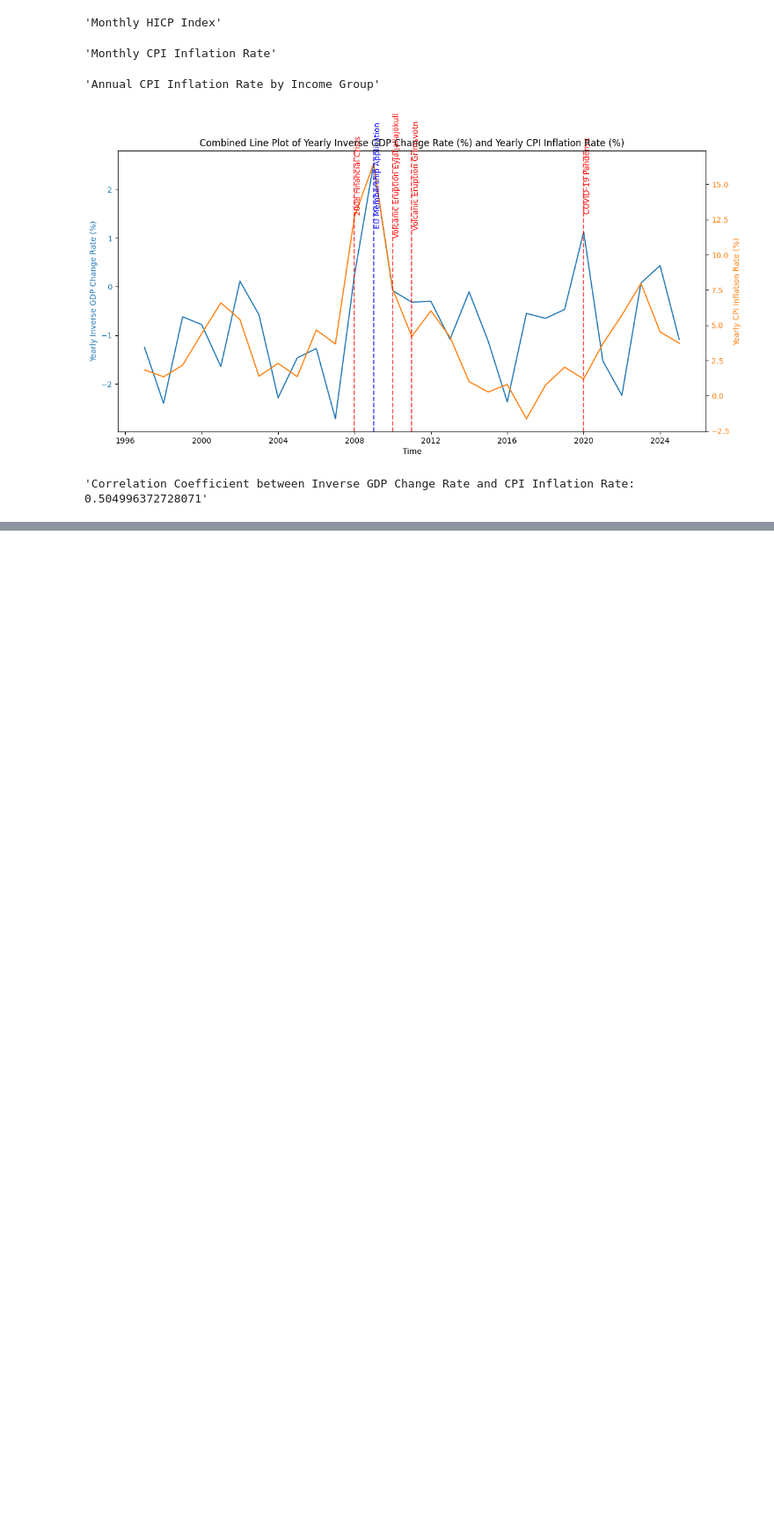
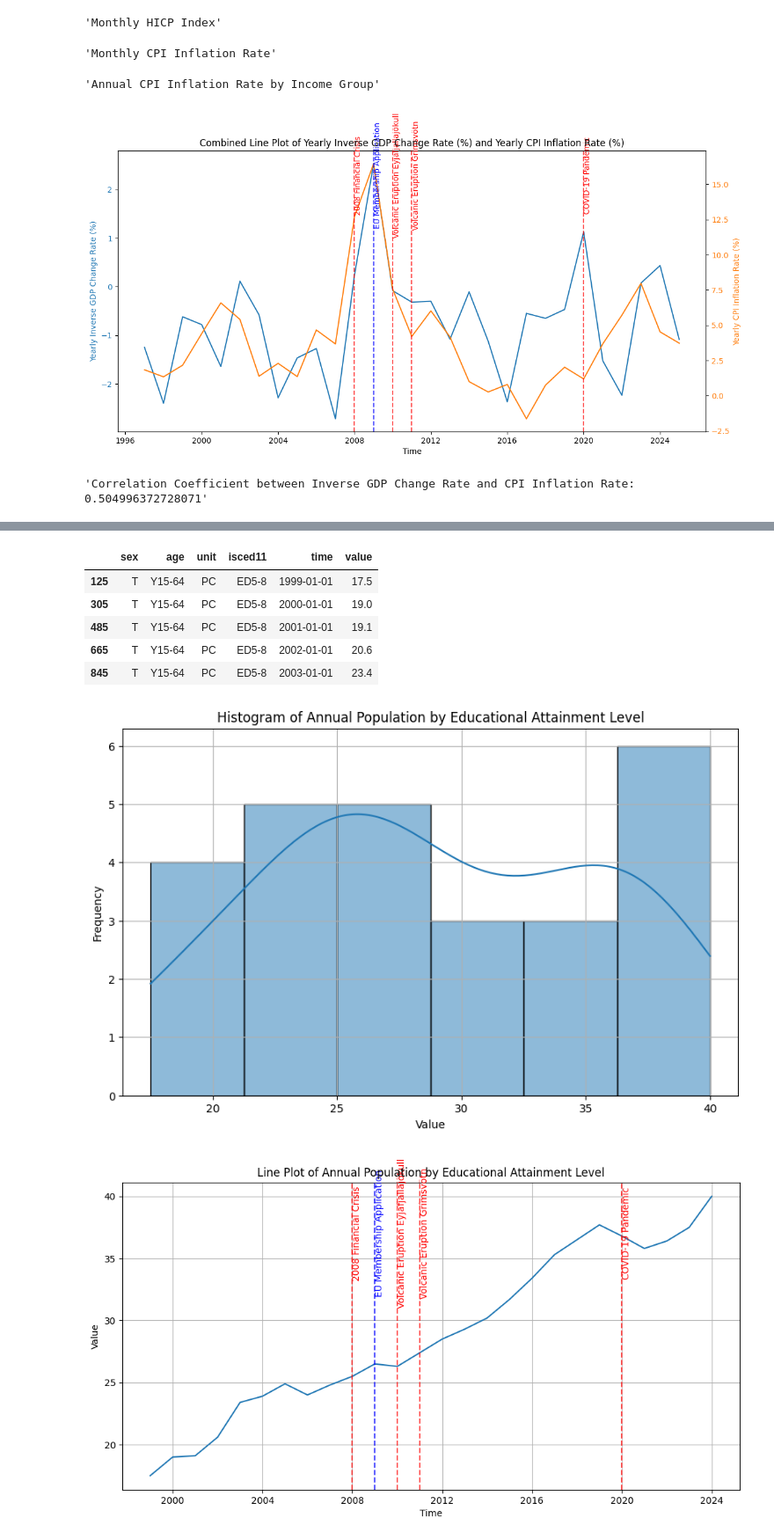
Before and after one commit to muffindud/iceland-data-analysis, a Jupyter notebook: main.ipynb, the cells around one changed output, grey strips where cells are left out. Shown at 88% size. Drawn from its saved outputs; the diff is of its cells as text; code cells hidden in the pictures; blank space fills up the shorter version.

```diff
--- a/main.ipynb
+++ b/main.ipynb
@@ -650,0 +775,24 @@ Conclusion: Iceland's GDP growth is inversely correlated with inflation rates ov
+# %%
+edat_lfse_03 = get_dataframe("edat_lfse_03")
+edat_lfse_03 = fix_dates(edat_lfse_03)
+edat_lfse_03 = remove_empty_columns(edat_lfse_03)
+edat_lfse_03 = melt_dataframe(edat_lfse_03)
+edat_lfse_03 = drop_columns(edat_lfse_03, ["freq"])
+edat_lfse_03 = filter_dataframe(edat_lfse_03, {"sex": ["T"], "age": ["Y15-64"], "isced11": ["ED5-8"], "unit": ["PC"]})
+edat_lfse_03.name = "edat_lfse_03"
+edat_lfse_03.title = "Annual Population by Educational Attainment Level"
+
+display(edat_lfse_03.head())
+make_histogram(edat_lfse_03).show()
+make_line_plot(edat_lfse_03).show()
+# make_scatter_plot(edat_lfse_03).show()
+make_box_plot(edat_lfse_03).show()
+# %% [output]
+|  | sex | age | unit | isced11 | time | value |
+| 125 | T | Y15-64 | PC | ED5-8 | 1999-01-01 | 17.5 |
+| 305 | T | Y15-64 | PC | ED5-8 | 2000-01-01 | 19.0 |
+| 485 | T | Y15-64 | PC | ED5-8 | 2001-01-01 | 19.1 |
+| 665 | T | Y15-64 | PC | ED5-8 | 2002-01-01 | 20.6 |
+| 845 | T | Y15-64 | PC | ED5-8 | 2003-01-01 | 23.4 |
+[figure, added]
+[figure, added]
```
Also changed, not shown: parts of 10 cells of this notebook, 5 other files.
